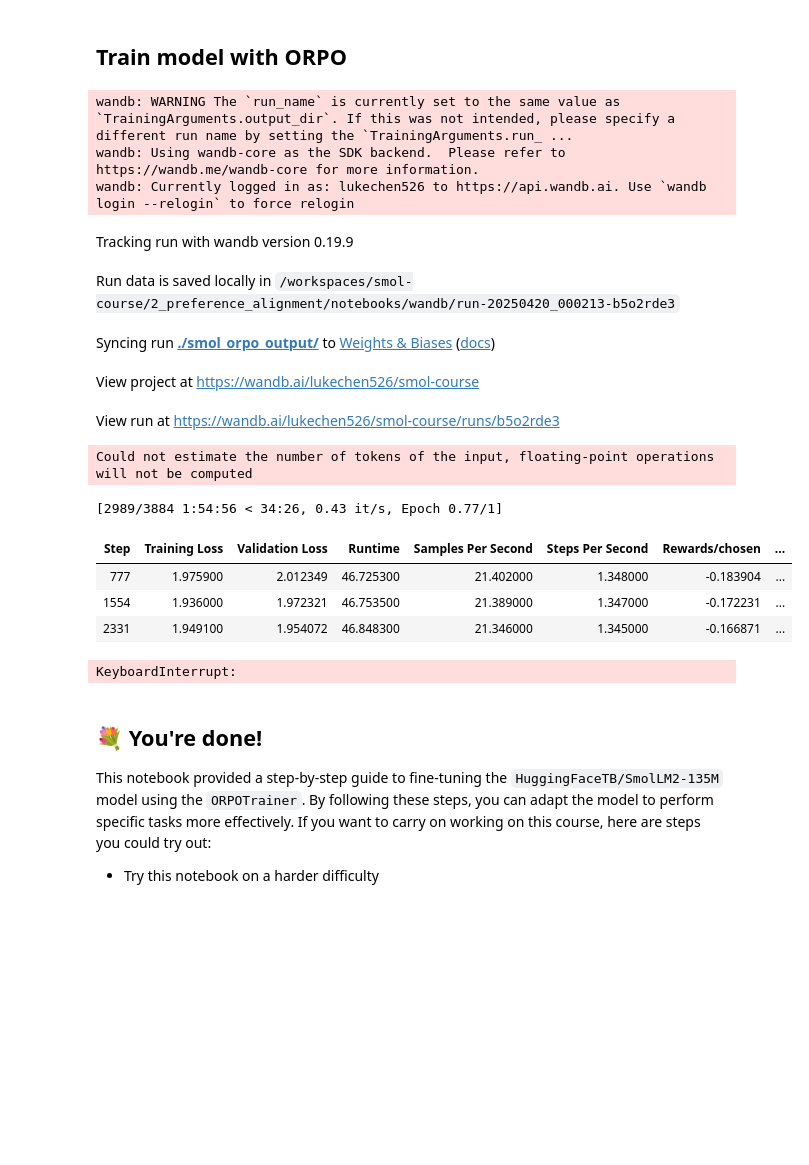
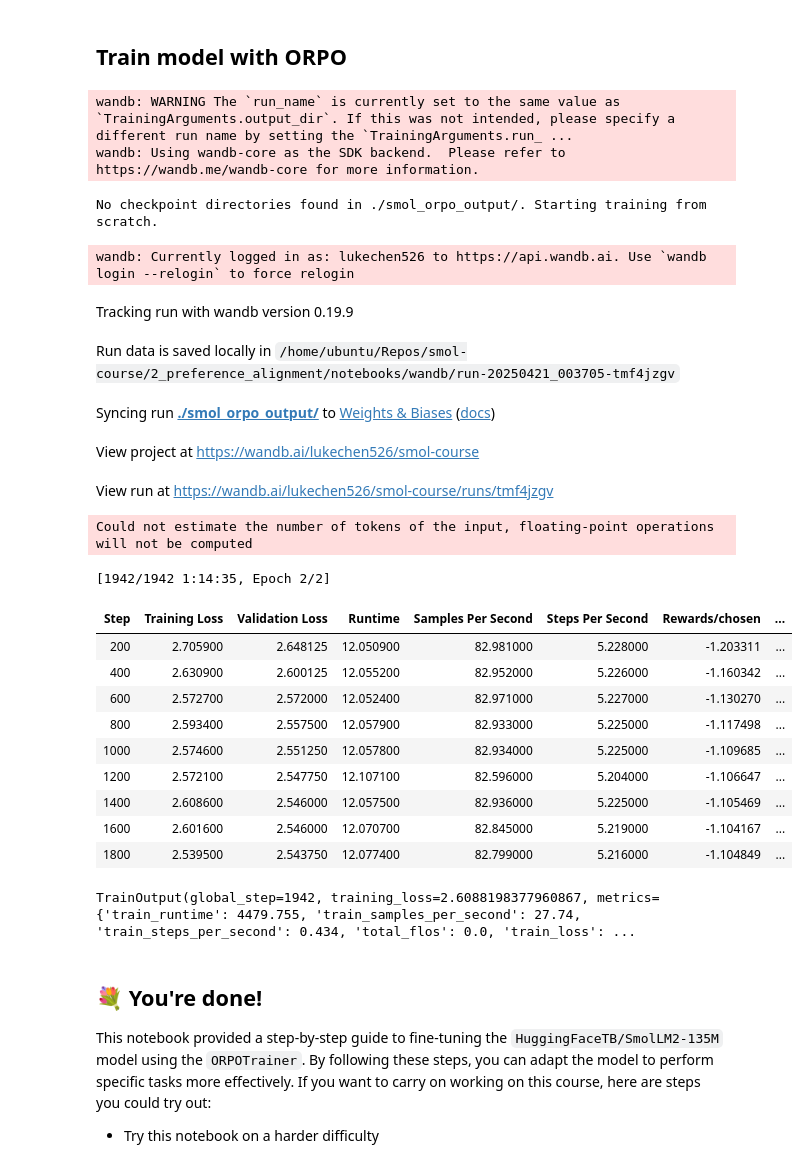
Before and after one commit to lukechen526/smol-course, a Jupyter notebook: 2_preference_alignment/notebooks/orpo_finetuning_example.ipynb, the cells around one changed output. Saved outputs shown, nothing was run; the diff lists cells and outputs as text; code cells hidden in the pictures; blank space fills up the shorter version.

```diff
--- a/2_preference_alignment/notebooks/orpo_finetuning_example.ipynb
+++ b/2_preference_alignment/notebooks/orpo_finetuning_example.ipynb
@@ -50,8 +51,10 @@ device = (
 # Model to fine-tune
 model = AutoModelForCausalLM.from_pretrained(
     pretrained_model_name_or_path=model_name,
-    torch_dtype=torch.float32,
-).to(device)
+    torch_dtype=torch.bfloat16, # Use bfloat16
+    device_map="auto"
+)
+
 model.config.use_cache = False
 tokenizer = AutoTokenizer.from_pretrained(model_name)
 model, tokenizer = setup_chat_format(model, tokenizer)
@@ -64,24 +67,24 @@ finetune_tags = ["smol-course", "module_2"]
 # %%
 orpo_args = ORPOConfig(
     # Small learning rate to prevent catastrophic forgetting
-    learning_rate=1e-6,
+    learning_rate=8e-6,
     # Linear learning rate decay over training
-    lr_scheduler_type="linear",
+    lr_scheduler_type="cosine_with_restarts",
     # Maximum combined length of prompt + completion
     max_length=1024,
     # Maximum length for input prompts
     max_prompt_length=512,
     # Controls weight of the odds ratio loss (λ in paper)
-    beta=0.1,
+    beta=0.5,
     # Batch size for training
     per_device_train_batch_size=16,
     per_device_eval_batch_size=16,
     # Helps with training stability by accumulating gradients before updating
-    gradient_accumulation_steps=1,
+    gradient_accumulation_steps=4,
     # Memory-efficient optimizer for CUDA, falls back to adamw_torch for CPU/MPS
     optim="paged_adamw_8bit" if device == "cuda" else "adamw_torch",
     # Number of training epochs
-    num_train_epochs=1,
+    num_train_epochs=2,
     # When to run evaluation
     eval_strategy="steps",
     # Evaluate every 20% of training
@@ -102,7 +105,7 @@ orpo_args = ORPOConfig(
     # Strategy for saving checkpoints: "no", "epoch", or "steps"
     save_strategy="steps",
     # Number of steps between saving checkpoints (if save_strategy="steps")
-    save_steps=500, # Save checkpoint every 500 steps
+    save_steps=200, # Save checkpoint every 500 steps
     # Maximum number of checkpoints to keep. Older ones are deleted.
     save_total_limit=3, # Keep up to 3 checkpoints
     # Whether to load the best model at the end of training
@@ -123,49 +126,60 @@ import os # Make sure os is imported
 
 # Assuming orpo_args is already defined and contains output_dir
 # Assuming trainer is already instantiated
 
 # --- Resume or Start Training ---
 
 # Define the directory where checkpoints are saved
 output_dir = orpo_args.output_dir
 
 # Path to potentially resume from
 # By default, set to None (start from scratch)
 resume_from_checkpoint = None
 
 # Check if the output directory exists and contains checkpoint directories
 if os.path.exists(output_dir):
-    # Look for checkpoint directories within the output directory
-    # Checkpoint directories are typically named 'checkpoint-XXXX'
+    # Get a list of all items in the output directory
+    items = os.listdir(output_dir)
+
+    # Filter for directories that start with 'checkpoint-' and get their full paths
     checkpoint_dirs = [
-        d for d in os.listdir(output_dir)
+        os.path.join(output_dir, d) for d in items
         if os.path.isdir(os.path.join(output_dir, d)) and d.startswith("checkpoint-")
     ]
 
     if checkpoint_dirs:
-        # If checkpoint directories exist, the trainer can resume
-        # We pass the main output_dir, and the trainer will find the latest checkpoint
-        resume_from_checkpoint = output_dir
-
+        # Find the most recently modified checkpoint directory
+        latest_checkpoint_dir = max(checkpoint_dirs, key=os.path.getmtime)
+        resume_from_checkpoint = latest_checkpoint_dir
+        print(f"Found latest checkpoint: {resume_from_checkpoint}")
+    else:
+        print(f"No checkpoint directories found in {output_dir}. Starting training from scratch.")
 
 # Train the model, resuming if resume_from_checkpoint is set
 trainer.train(resume_from_checkpoint=resume_from_checkpoint)
 # %% [output]
 wandb: WARNING The `run_name` is currently set to the same value as `TrainingArguments.output_dir`. If this was not intended, please specify a different run name by setting the `TrainingArguments.run_ ...
 wandb: Using wandb-core as the SDK backend.  Please refer to https://wandb.me/wandb-core for more information.
-wandb: Currently logged in as: lukechen526 to https://api.wandb.ai. Use `wandb login --relogin` to force relogin
+No checkpoint directories found in ./smol_orpo_output/. Starting training from scratch.
+wandb: Currently logged in as: lukechen526 to https://api.wandb.ai. Use `wandb login --relogin` to force relogin
 Tracking run with wandb version 0.19.9
-Run data is saved locally in /workspaces/smol-course/2_preference_alignment/notebooks/wandb/run-20250420_000213-b5o2rde3
+Run data is saved locally in /home/ubuntu/Repos/smol-course/2_preference_alignment/notebooks/wandb/run-20250421_003705-tmf4jzgv
 Syncing run ./smol_orpo_output/ to Weights & Biases (docs)
 View project at https://wandb.ai/lukechen526/smol-course
-View run at https://wandb.ai/lukechen526/smol-course/runs/b5o2rde3
+View run at https://wandb.ai/lukechen526/smol-course/runs/tmf4jzgv
-Could not estimate the number of tokens of the input, floating-point operations will not be computed
-[2989/3884 1:54:56 < 34:26, 0.43 it/s, Epoch 0.77/1]
+Could not estimate the number of tokens of the input, floating-point operations will not be computed
+[1942/1942 1:14:35, Epoch 2/2]
 | Step | Training Loss | Validation Loss | Runtime | Samples Per Second | Steps Per Second | Rewards/chosen | ... |
-| 777 | 1.975900 | 2.012349 | 46.725300 | 21.402000 | 1.348000 | -0.183904 | ... |
-| 1554 | 1.936000 | 1.972321 | 46.753500 | 21.389000 | 1.347000 | -0.172231 | ... |
-| 2331 | 1.949100 | 1.954072 | 46.848300 | 21.346000 | 1.345000 | -0.166871 | ... |
+| 200 | 2.705900 | 2.648125 | 12.050900 | 82.981000 | 5.228000 | -1.203311 | ... |
+| 400 | 2.630900 | 2.600125 | 12.055200 | 82.952000 | 5.226000 | -1.160342 | ... |
+| 600 | 2.572700 | 2.572000 | 12.052400 | 82.971000 | 5.227000 | -1.130270 | ... |
+| 800 | 2.593400 | 2.557500 | 12.057900 | 82.933000 | 5.225000 | -1.117498 | ... |
+| 1000 | 2.574600 | 2.551250 | 12.057800 | 82.934000 | 5.225000 | -1.109685 | ... |
+| 1200 | 2.572100 | 2.547750 | 12.107100 | 82.596000 | 5.204000 | -1.106647 | ... |
+| 1400 | 2.608600 | 2.546000 | 12.057500 | 82.936000 | 5.225000 | -1.105469 | ... |
+| 1600 | 2.601600 | 2.546000 | 12.070700 | 82.845000 | 5.219000 | -1.104167 | ... |
+| 1800 | 2.539500 | 2.543750 | 12.077400 | 82.799000 | 5.216000 | -1.104849 | ... |
-KeyboardInterrupt:
+TrainOutput(global_step=1942, training_loss=2.6088198377960867, metrics={'train_runtime': 4479.755, 'train_samples_per_second': 27.74, 'train_steps_per_second': 0.434, 'total_flos': 0.0, 'train_loss': ...
 # %%
 # Save the model
 trainer.save_model(f"./{finetune_name}")
```
Also changed, not shown: parts of 1 cell of this notebook, 1 other file.
